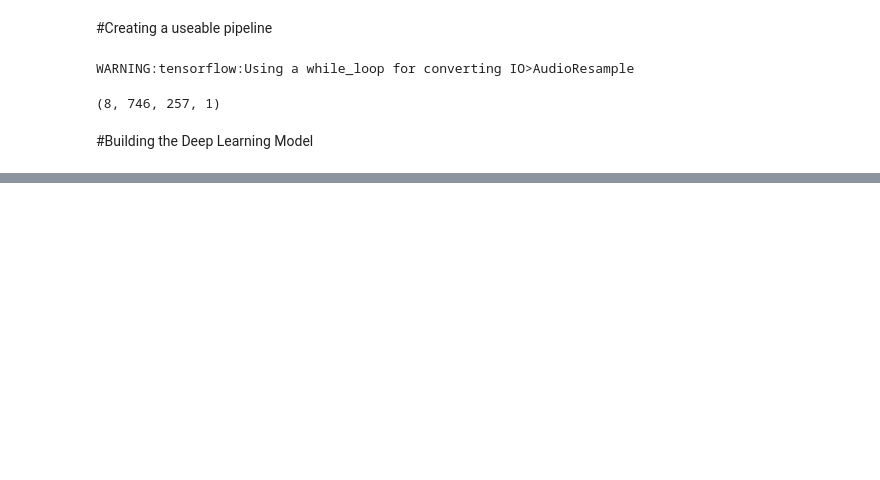
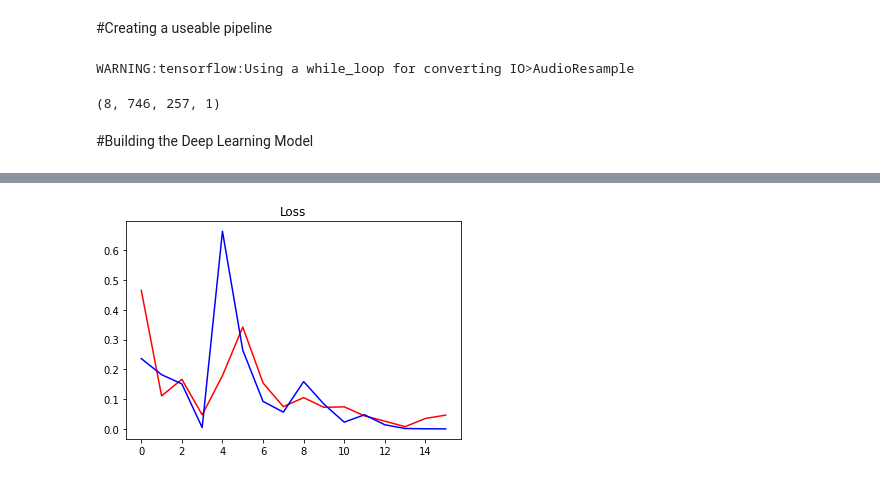
Before and after one commit to Nonso-M/Audio-Clasification-Tensorflow, a Jupyter notebook: Untitled2.ipynb, the cells around one changed output, grey strips where cells are left out. Drawn from its saved outputs; the diff is of its cells as text; code cells hidden in the pictures; blank space fills up the shorter version.

Commit message:
Model tuning

```diff
--- a/Untitled2.ipynb
+++ b/Untitled2.ipynb
@@ -205,13 +205,16 @@ from tensorflow.keras.models import Sequential
 from tensorflow.keras.layers import Conv2D, Dense, Flatten, MaxPool2D
 # %%
 model= Sequential()
-model.add(Conv2D(16, (3,3), activation='relu', input_shape=(299,257,1)))
+model.add(Conv2D(16, (3,3), activation='relu', input_shape=(746,257,1)))
+model.add(MaxPool2D((2,2)))
 model.add(Conv2D(16, (3,3), activation='relu'))
+model.add(MaxPool2D((2,2)))
+model.add(Conv2D(32, (3,3), activation='relu'))
 model.add(Flatten())
 model.add(Dense(128, activation='relu'))
 model.add(Dense(1, activation='sigmoid'))
 # %%
-model.compile('Adam', loss= 'BinaryCrossentropy', metrics=[tf.keras.metrics.Recall(),tf.keras.metrics.Precision()])
+model.compile('Adam', loss= 'BinaryCrossentropy', metrics=tf.keras.metrics.Precision())
 # %%
 model.summary()
 # %% [output]
@@ -235,5 +236,5 @@ Trainable params: 152,855,217
 Non-trainable params: 0
 _________________________________________________________________
 # %%
-hist= model.fit(train, epochs=4, validation_data=test)
+hist= model.fit(train, epochs=16, validation_data=test)
 # %% [output]
@@ -241,0 +258,7 @@ InvalidArgumentError: ignored
+# %%
+plt.title('Loss')
+plt.plot(hist.history['loss'], 'r')
+plt.plot(hist.history['val_loss'], 'b')
+plt.show()
+# %% [output]
+[figure, added]
```
Also changed, not shown: parts of 15 cells of this notebook.
